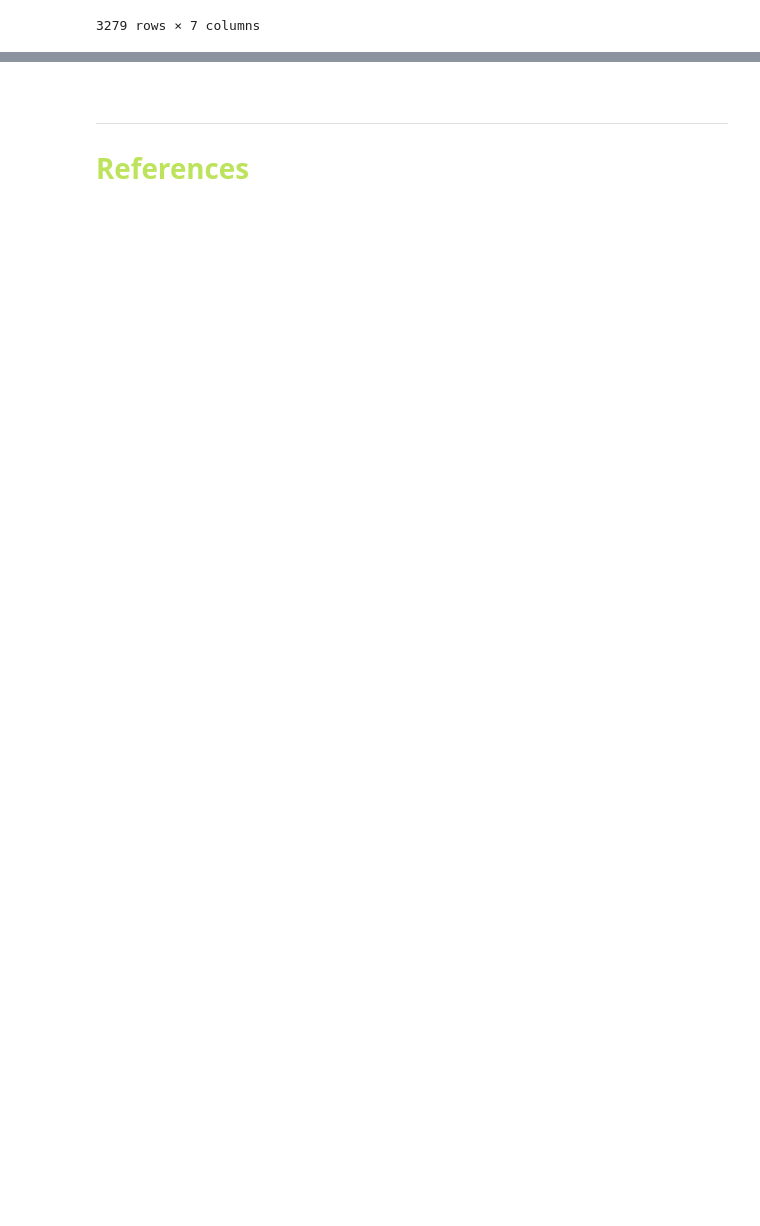
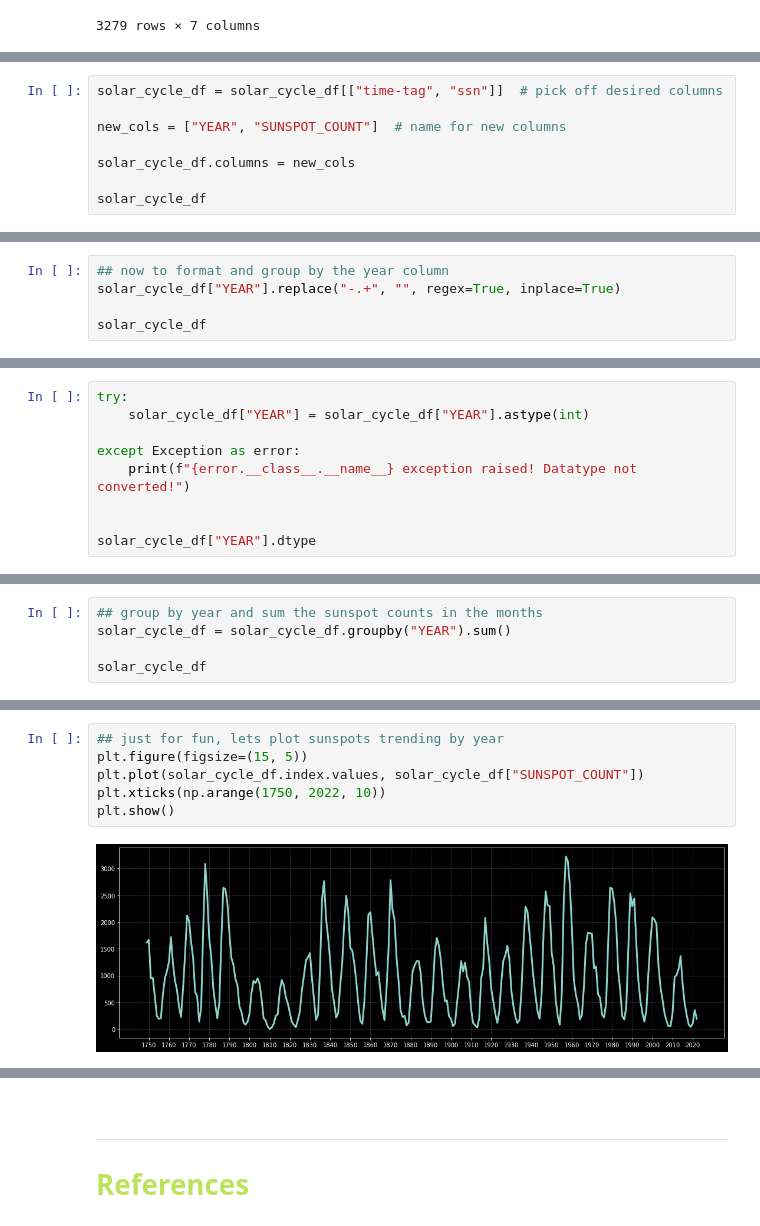
Before and after one commit to Hakuna-Patata/BU_MSDS_PTW, a Jupyter notebook: DSC 540 - Data Preparation/Project.ipynb, the cells around one changed output, grey strips where cells are left out. Saved outputs shown, nothing was run; the diff lists cells and outputs as text; blank space fills up the shorter version.

```diff
--- a/DSC 540 - Data Preparation/Project.ipynb
+++ b/DSC 540 - Data Preparation/Project.ipynb
@@ -214,0 +365,8 @@ solar_cycle_df
+# %%
+solar_cycle_df = solar_cycle_df[["time-tag", "ssn"]]  # pick off desired columns
+
+new_cols = ["YEAR", "SUNSPOT_COUNT"]  # name for new columns
+
+solar_cycle_df.columns = new_cols
+
+solar_cycle_df
@@ -214,0 +387,5 @@ solar_cycle_df
+# %%
+## now to format and group by the year column
+solar_cycle_df["YEAR"].replace("-.+", "", regex=True, inplace=True)
+
+solar_cycle_df
@@ -214,0 +424,9 @@ solar_cycle_df
+# %%
+try:
+    solar_cycle_df["YEAR"] = solar_cycle_df["YEAR"].astype(int)
+
+except Exception as error:
+    print(f"{error.__class__.__name__} exception raised! Datatype not converted!")
+
+
+solar_cycle_df["YEAR"].dtype
@@ -214,0 +440,5 @@ solar_cycle_df
+# %%
+## group by year and sum the sunspot counts in the months
+solar_cycle_df = solar_cycle_df.groupby("YEAR").sum()
+
+solar_cycle_df
@@ -214,0 +460,8 @@ solar_cycle_df
+# %%
+## just for fun, lets plot sunspots trending by year
+plt.figure(figsize=(15, 5))
+plt.plot(solar_cycle_df.index.values, solar_cycle_df["SUNSPOT_COUNT"])
+plt.xticks(np.arange(1750, 2022, 10))
+plt.show()
+# %% [output]
+[figure, added]
```
Also changed, not shown: parts of 24 cells of this notebook, 2 other files.
